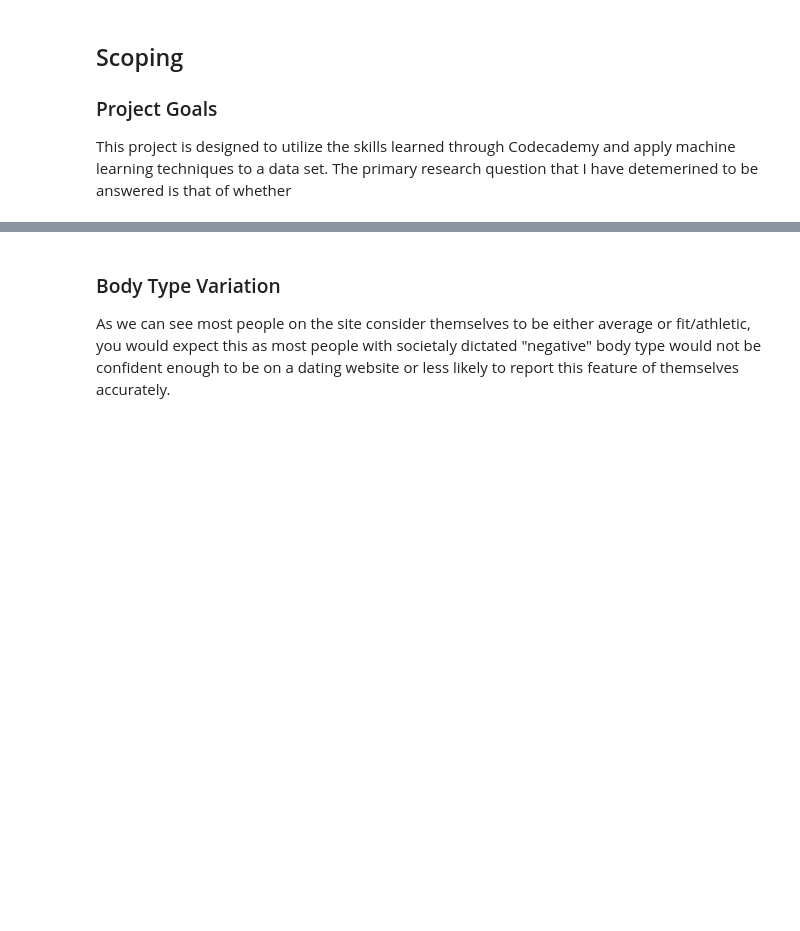
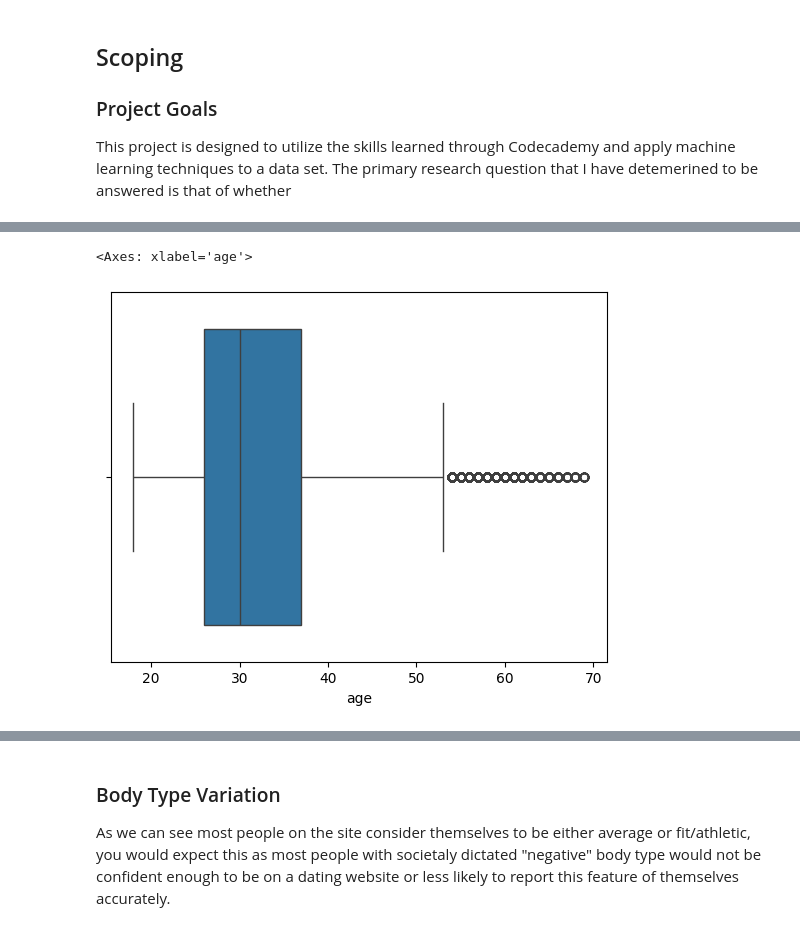
Before and after one commit to BinaryBite/Date-a-scientist, a Jupyter notebook: date-a-scientist.ipynb, the cells around one changed output, grey strips where cells are left out. Drawn from its saved outputs; the diff is of its cells as text; code cells hidden in the pictures; blank space fills up the shorter version.

```diff
--- a/date-a-scientist.ipynb
+++ b/date-a-scientist.ipynb
@@ -148,0 +659,5 @@ p['body_type'] = p['body_type'].fillna('average')
+# %%
+sns.boxplot(data = df, x = 'age')
+# %% [output]
+<Axes: xlabel='age'>
+[figure, added]
```
Also changed, not shown: parts of 114 cells of this notebook, 1 other file.
